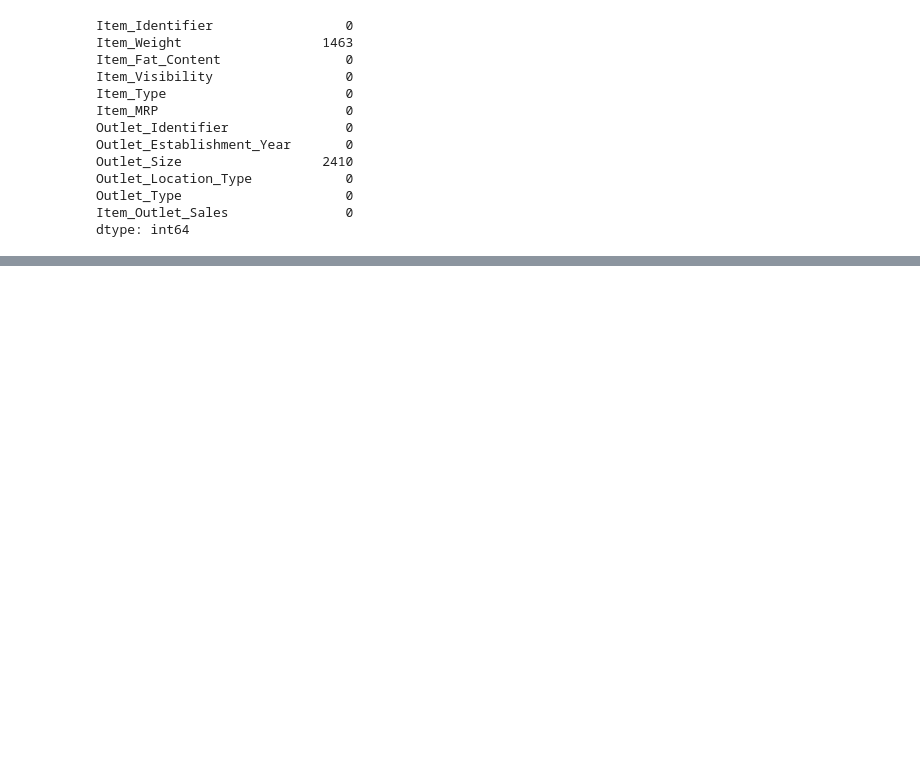
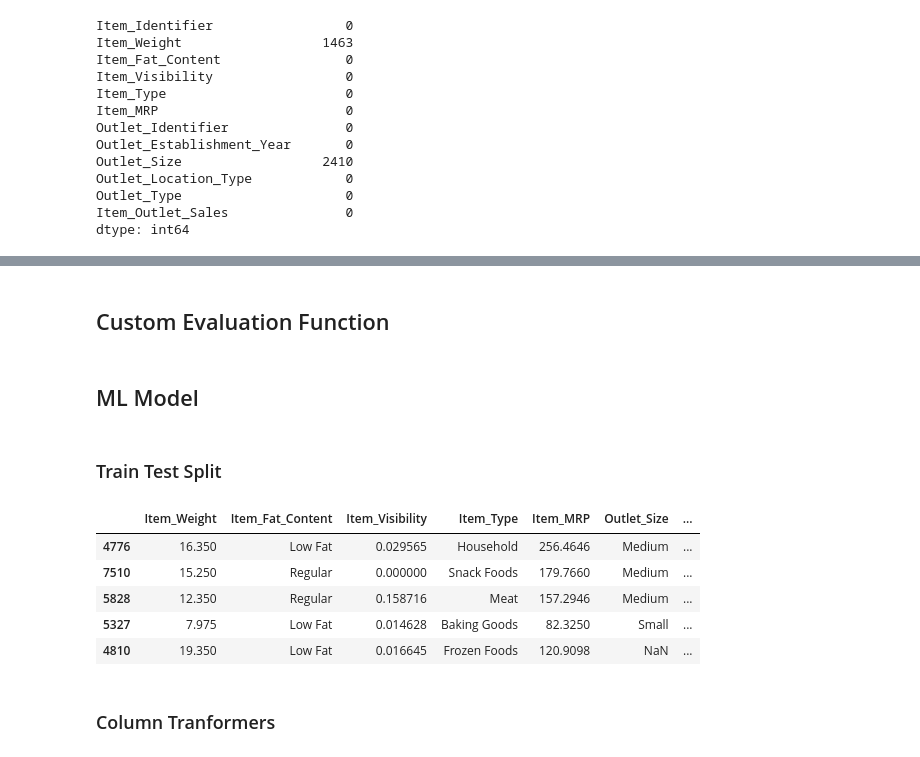
Before and after one commit to Ozedim/Ozedim, a Jupyter notebook: Copy_of_Loading_data.ipynb, the cells around one changed output, grey strips where cells are left out. Cells and saved outputs as stored; diff of their text form; code cells hidden in the pictures; blank space fills up the shorter version.

```diff
--- a/Copy_of_Loading_data.ipynb
+++ b/Copy_of_Loading_data.ipynb
@@ -636,4 +132,0 @@ ax = sns.countplot(data = df, x = 'Outlet_Size');
-# %%
-#Filling the missing values for outlet size with unknown
-df['Outlet_Size'] = df['Outlet_Size'].fillna(value = 'Unknown')
-df['Outlet_Size'].value_counts()
@@ -675,4 +132,0 @@ print(df['Item_Weight'].median())
-# %%
-#Filling in the item weight column with the median value.
-median_value = df['Item_Weight'].median()
-df['Item_Weight'] = df['Item_Weight'].fillna(median_value)
@@ -695,3 +132,0 @@ dtype: int64
-# %%
-df.drop(columns = 'Item_Identifier', axis = 1, inplace = True)
-df.info()
@@ -741,3 +132,0 @@ memory usage: 732.6+ KB
-# %%
-pd.set_option('display.max_rows', None)
-df['Outlet_Identifier'].value_counts()
@@ -907,0 +151,2 @@ Pipeline(steps=[('simpleimputer', SimpleImputer(strategy='most_frequent')),
+# %% [markdown]
+## Custom Evaluation Function
@@ -907,0 +200,22 @@ Pipeline(steps=[('simpleimputer', SimpleImputer(strategy='most_frequent')),
+# %% [markdown]
+## ML Model
+# %% [markdown]
+### Train Test Split
+# %%
+# Feature matrix X, Target Vector y
+y = df['Item_Outlet_Sales']
+X = df.drop(columns=[*drop_columns_lists, 'Item_Outlet_Sales'])
+
+# TrainTestSplit
+X_train, X_test, y_train, y_test = train_test_split(X, y, random_state=42)
+
+X_train.head()
+# %% [output]
+|  | Item_Weight | Item_Fat_Content | Item_Visibility | Item_Type | Item_MRP | Outlet_Size | ... |
+| 4776 | 16.350 | Low Fat | 0.029565 | Household | 256.4646 | Medium | ... |
+| 7510 | 15.250 | Regular | 0.000000 | Snack Foods | 179.7660 | Medium | ... |
+| 5828 | 12.350 | Regular | 0.158716 | Meat | 157.2946 | Medium | ... |
+| 5327 | 7.975 | Low Fat | 0.014628 | Baking Goods | 82.3250 | Small | ... |
+| 4810 | 19.350 | Low Fat | 0.016645 | Frozen Foods | 120.9098 | NaN | ... |
+# %% [markdown]
+### Column Tranformers
```
Also changed, not shown: parts of 125 cells of this notebook.
